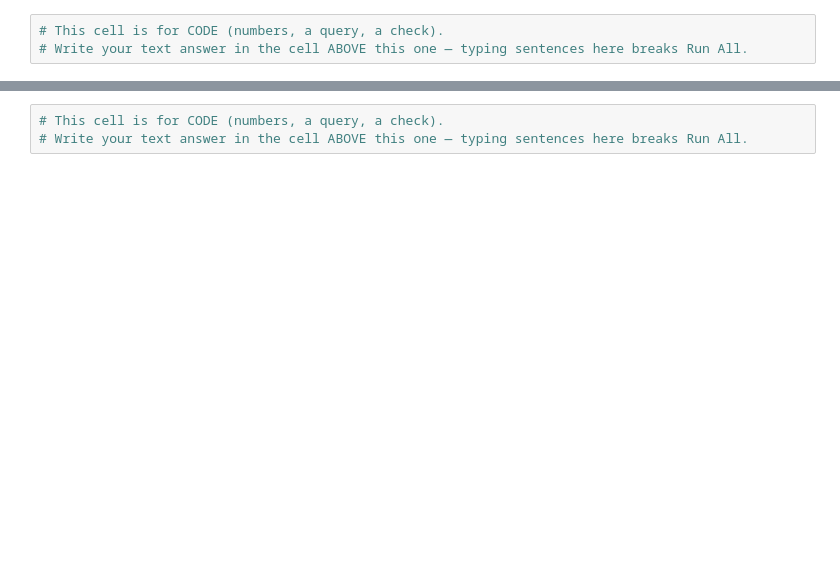
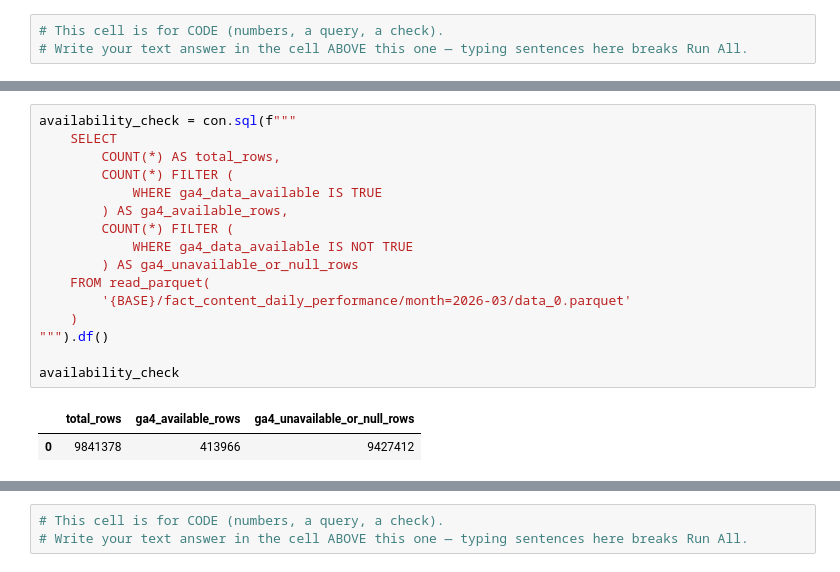
Before and after one commit to faiqakashif82-netizen/FlyRank-MachineLearning-Internship, a Jupyter notebook: work/notebooks/w03_data_contract.ipynb, the cells around one changed output, grey strips where cells are left out. Drawn from its saved outputs; the diff is of its cells as text; blank space fills up the shorter version.

```diff
--- a/work/notebooks/w03_data_contract.ipynb
+++ b/work/notebooks/w03_data_contract.ipynb
@@ -26,0 +149,19 @@ This skeleton is yours to fill. Work the sections **in order** — each one has
+# %%
+availability_check = con.sql(f"""
+    SELECT
+        COUNT(*) AS total_rows,
+        COUNT(*) FILTER (
+            WHERE ga4_data_available IS TRUE
+        ) AS ga4_available_rows,
+        COUNT(*) FILTER (
+            WHERE ga4_data_available IS NOT TRUE
+        ) AS ga4_unavailable_or_null_rows
+    FROM read_parquet(
+        '{BASE}/fact_content_daily_performance/month=2026-03/data_0.parquet'
+    )
+""").df()
+
+availability_check
+# %% [output]
+|  | total_rows | ga4_available_rows | ga4_unavailable_or_null_rows |
+| 0 | 9841378 | 413966 | 9427412 |
```
Also changed, not shown: parts of 28 cells of this notebook.
